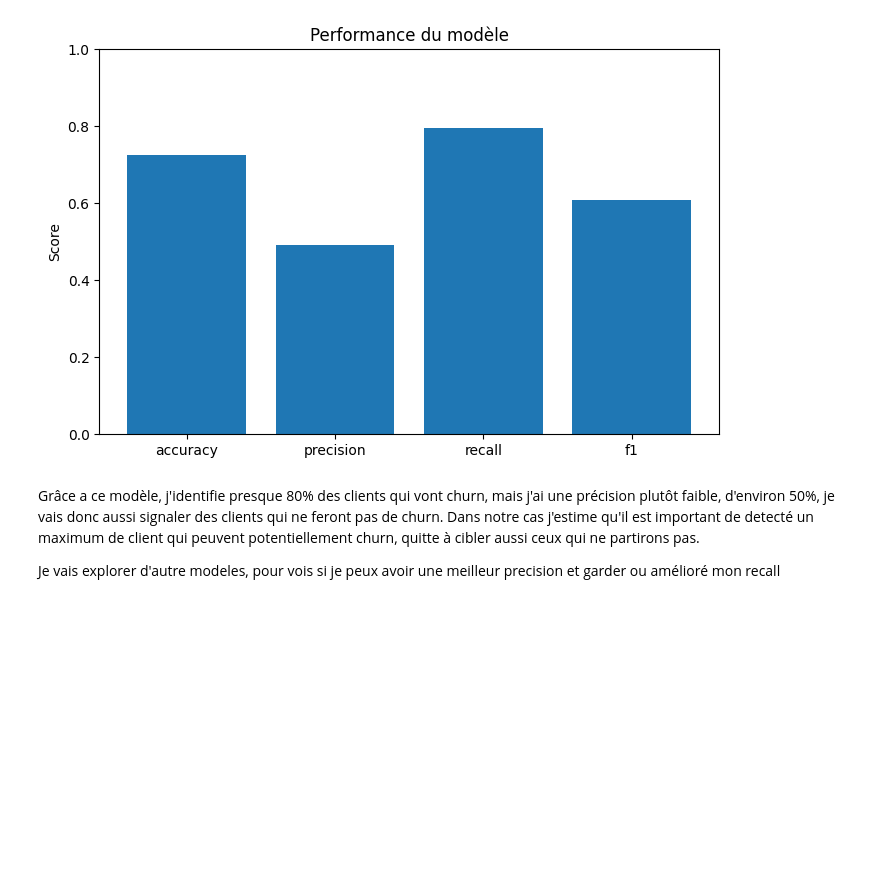
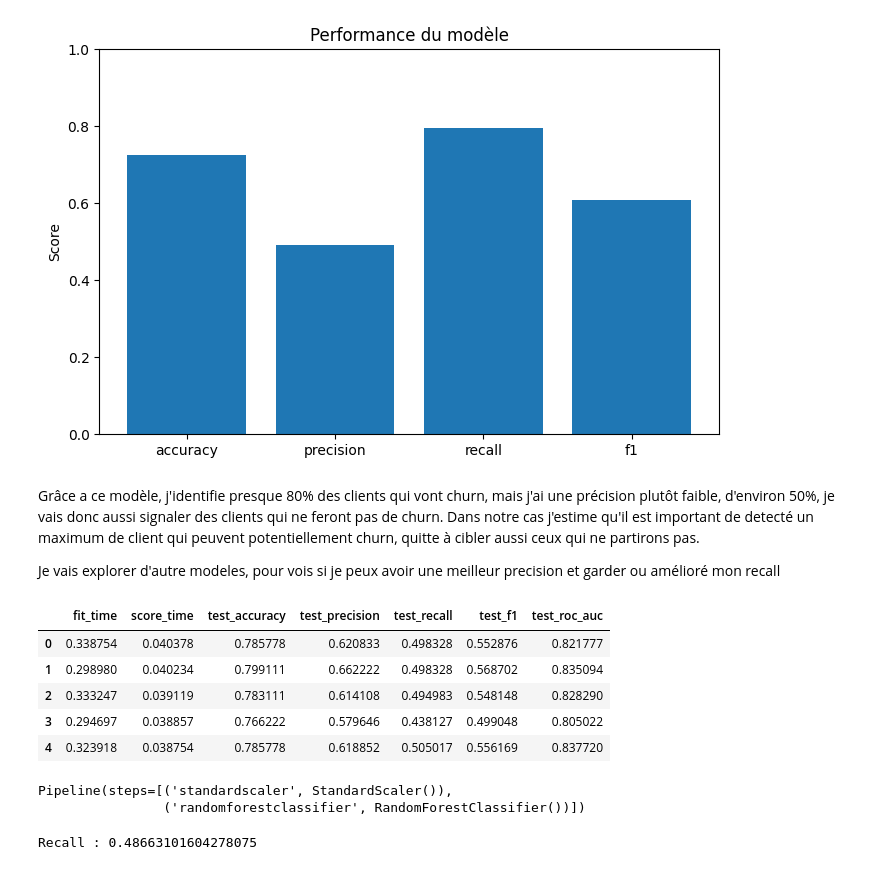
Before and after one commit to JD-datascience-ia/churn-prediction, a Jupyter notebook: notebooks/modeling.ipynb, the cells around one changed output. Drawn from its saved outputs; the diff is of its cells as text; code cells hidden in the pictures; blank space fills up the shorter version.

```diff
--- a/notebooks/modeling.ipynb
+++ b/notebooks/modeling.ipynb
@@ -142,0 +156,15 @@ Je vais explorer d'autre modeles, pour vois si je peux avoir une meilleur precis
+# %%
+res2 = pd.DataFrame(cv_results)
+res2
+# %% [output]
+|  | fit_time | score_time | test_accuracy | test_precision | test_recall | test_f1 | test_roc_auc |
+| 0 | 0.338754 | 0.040378 | 0.785778 | 0.620833 | 0.498328 | 0.552876 | 0.821777 |
+| 1 | 0.298980 | 0.040234 | 0.799111 | 0.662222 | 0.498328 | 0.568702 | 0.835094 |
+| 2 | 0.333247 | 0.039119 | 0.783111 | 0.614108 | 0.494983 | 0.548148 | 0.828290 |
+| 3 | 0.294697 | 0.038857 | 0.766222 | 0.579646 | 0.438127 | 0.499048 | 0.805022 |
+| 4 | 0.323918 | 0.038754 | 0.785778 | 0.618852 | 0.505017 | 0.556169 | 0.837720 |
+# %%
+pipeline2.fit(X_train, y_train)
+# %% [output]
+Pipeline(steps=[('standardscaler', StandardScaler()),
+                ('randomforestclassifier', RandomForestClassifier())])
@@ -142,0 +173,4 @@ Je vais explorer d'autre modeles, pour vois si je peux avoir une meilleur precis
+# %%
+print("Recall :", recall_score(y_test, y_pred2))
+# %% [output]
+Recall : 0.48663101604278075
```
Also changed, not shown: parts of 12 cells of this notebook.
